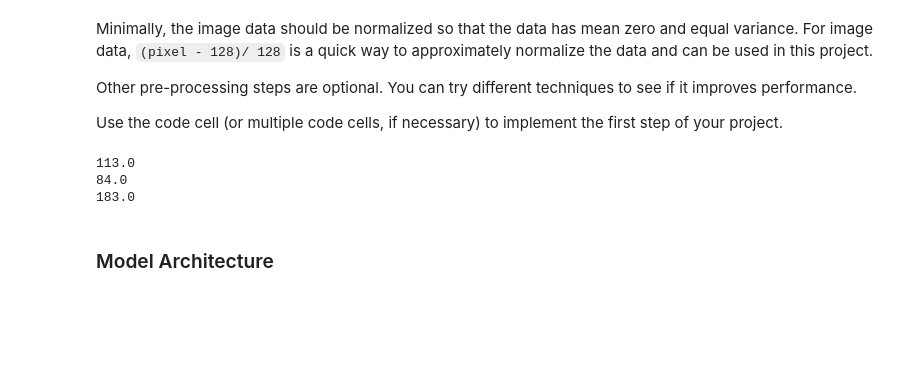
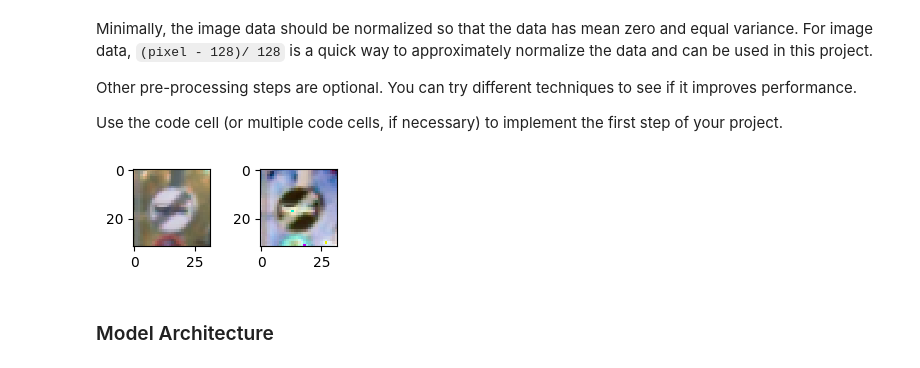
Before and after one commit to simonchu47/CarND-Traffic-Sign-Classifier-Project, a Jupyter notebook: Traffic_Sign_Classifier.ipynb, the cells around one changed output. Drawn from its saved outputs; the diff is of its cells as text; code cells hidden in the pictures; blank space fills up the shorter version.

```diff
--- a/Traffic_Sign_Classifier.ipynb
+++ b/Traffic_Sign_Classifier.ipynb
@@ -153,17 +185,31 @@ import numpy as np
 
 def image_normalize(x):
     original_image = np.array(x, dtype=np.float32)
-    print(np.amax(original_image[0]))
     for n in range(len(original_image)):
-        maxPixel = np.amax(original_image[n])
-        minPixel = np.amin(original_image[n])
-        original_image[n] = -1.0 + (original_image[n] - minPixel)*2.0/(maxPixel-minPixel)
+        #for the R, G, B channel respectively
+        for i in range(3):
+            maxPixel = np.amax(original_image[n][...,i])
+            minPixel = np.amin(original_image[n][...,i])
+            original_image[n][...,i] = -1.0 + (original_image[n][...,i] - minPixel)*2.0/(maxPixel-minPixel)
     return original_image
-
-X_train = image_normalize(X_train)
-X_valid = image_normalize(X_valid)
-X_test = image_normalize(X_test)
-# %% [output]
-113.0
-84.0
-183.0
+# %%
+### After normalized, the image becomes -1 ~ +1 value array
+### Such array needs transformation back to 0 ~ 255 pixel data,
+### in order to be compared with the original image
+demo_original = X_train[random.sample(range(len(X_train)), 1)]
+normalized_array = image_normalize(demo_original)
+normalized_array = (normalized_array+1.0)*255/2
+demo_normalized = np.array(normalized_array, dtype=np.int8)
+plt.figure(figsize=(3,1))
+plt.subplot(1,2,1)
+image = demo_original.squeeze()
+#plt.figure(figsize=(1,1))
+plt.imshow(image, cmap="gray")
+
+plt.subplot(1,2,2)
+image = demo_normalized.squeeze()
+#plt.figure(figsize=(1,1))
+plt.imshow(image, cmap="gray")
+plt.show()
+# %% [output]
+[figure, added]
```
Also changed, not shown: parts of 20 cells of this notebook, 32 other files.
